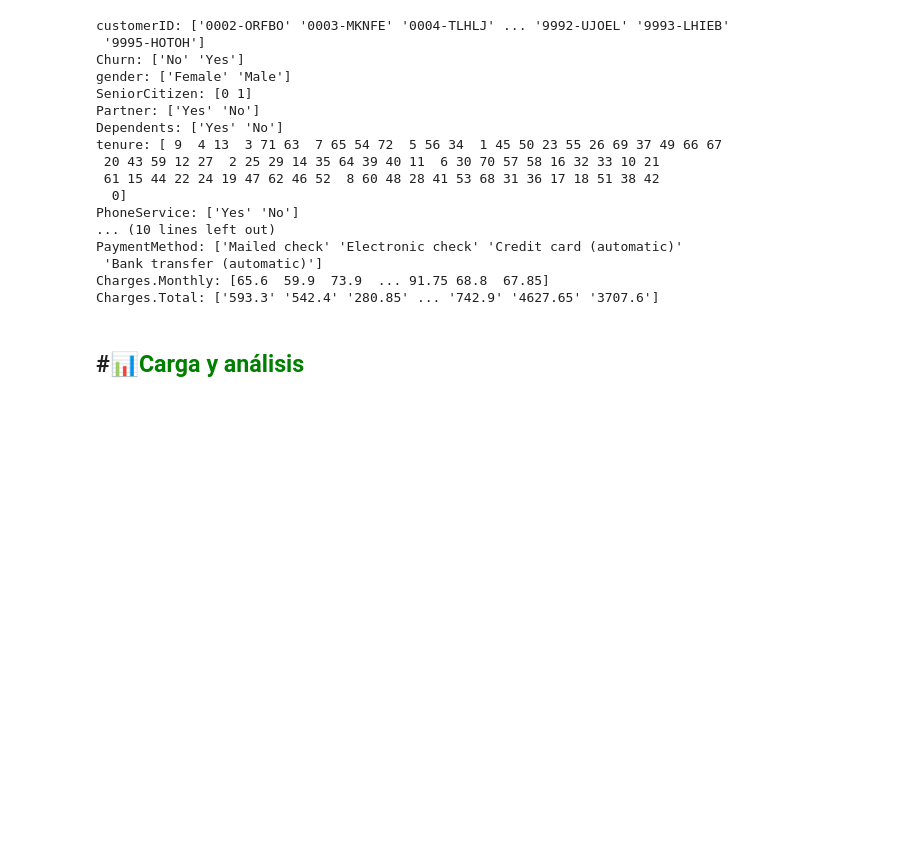
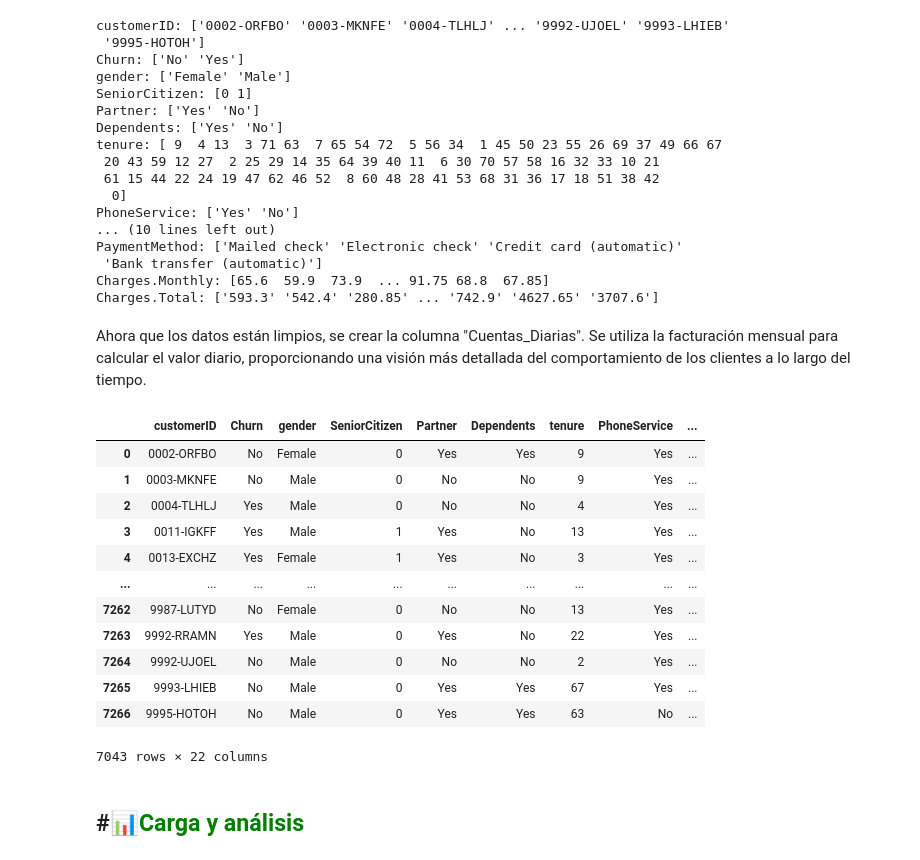
Before and after one commit to Garceo79/challenge2-data-science-Alura, a Jupyter notebook: TelecomX_LATAM.ipynb, the cells around one changed output. Saved outputs shown, nothing was run; the diff lists cells and outputs as text; code cells hidden in the pictures; blank space fills up the shorter version.

Commit message:
Creación de columna cuentas diarias

```diff
--- a/TelecomX_LATAM.ipynb
+++ b/TelecomX_LATAM.ipynb
@@ -241,6 +241,27 @@ PaymentMethod: ['Mailed check' 'Electronic check' 'Credit card (automatic)'
  'Bank transfer (automatic)']
 Charges.Monthly: [65.6  59.9  73.9  ... 91.75 68.8  67.85]
 Charges.Total: ['593.3' '542.4' '280.85' ... '742.9' '4627.65' '3707.6']
+# %%
+new_df['Charges.Daily'] = new_df['Charges.Monthly'] / 30
+# %% [markdown]
+Ahora que los datos están limpios, se crear la columna "Cuentas_Diarias". Se utiliza la facturación mensual para calcular el valor diario, proporcionando una visión más detallada del comportamiento de los clientes a lo largo del tiempo.
+# %%
+new_df['Charges.Daily'] = new_df['Charges.Daily'].round(2)
+new_df
+# %% [output]
+|  | customerID | Churn | gender | SeniorCitizen | Partner | Dependents | tenure | PhoneService | ... |
+| 0 | 0002-ORFBO | No | Female | 0 | Yes | Yes | 9 | Yes | ... |
+| 1 | 0003-MKNFE | No | Male | 0 | No | No | 9 | Yes | ... |
+| 2 | 0004-TLHLJ | Yes | Male | 0 | No | No | 4 | Yes | ... |
+| 3 | 0011-IGKFF | Yes | Male | 1 | Yes | No | 13 | Yes | ... |
+| 4 | 0013-EXCHZ | Yes | Female | 1 | Yes | No | 3 | Yes | ... |
+| ... | ... | ... | ... | ... | ... | ... | ... | ... | ... |
+| 7262 | 9987-LUTYD | No | Female | 0 | No | No | 13 | Yes | ... |
+| 7263 | 9992-RRAMN | Yes | Male | 0 | Yes | No | 22 | Yes | ... |
+| 7264 | 9992-UJOEL | No | Male | 0 | No | No | 2 | Yes | ... |
+| 7265 | 9993-LHIEB | No | Male | 0 | Yes | Yes | 67 | Yes | ... |
+| 7266 | 9995-HOTOH | No | Male | 0 | Yes | Yes | 63 | No | ... |
+7043 rows × 22 columns
 # %% [markdown]
 #<font color=green size=10>📊Carga y análisis<font/>
 ---
```
